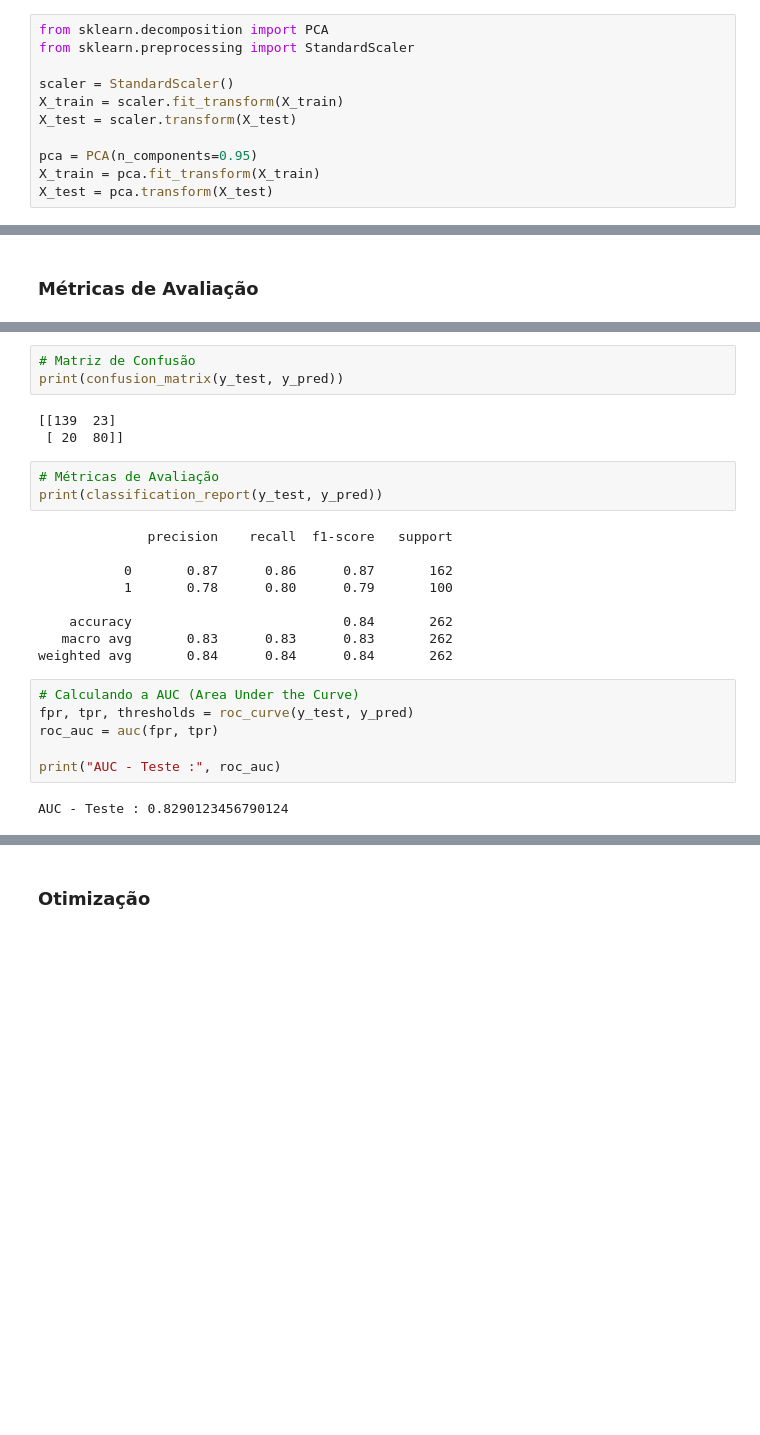
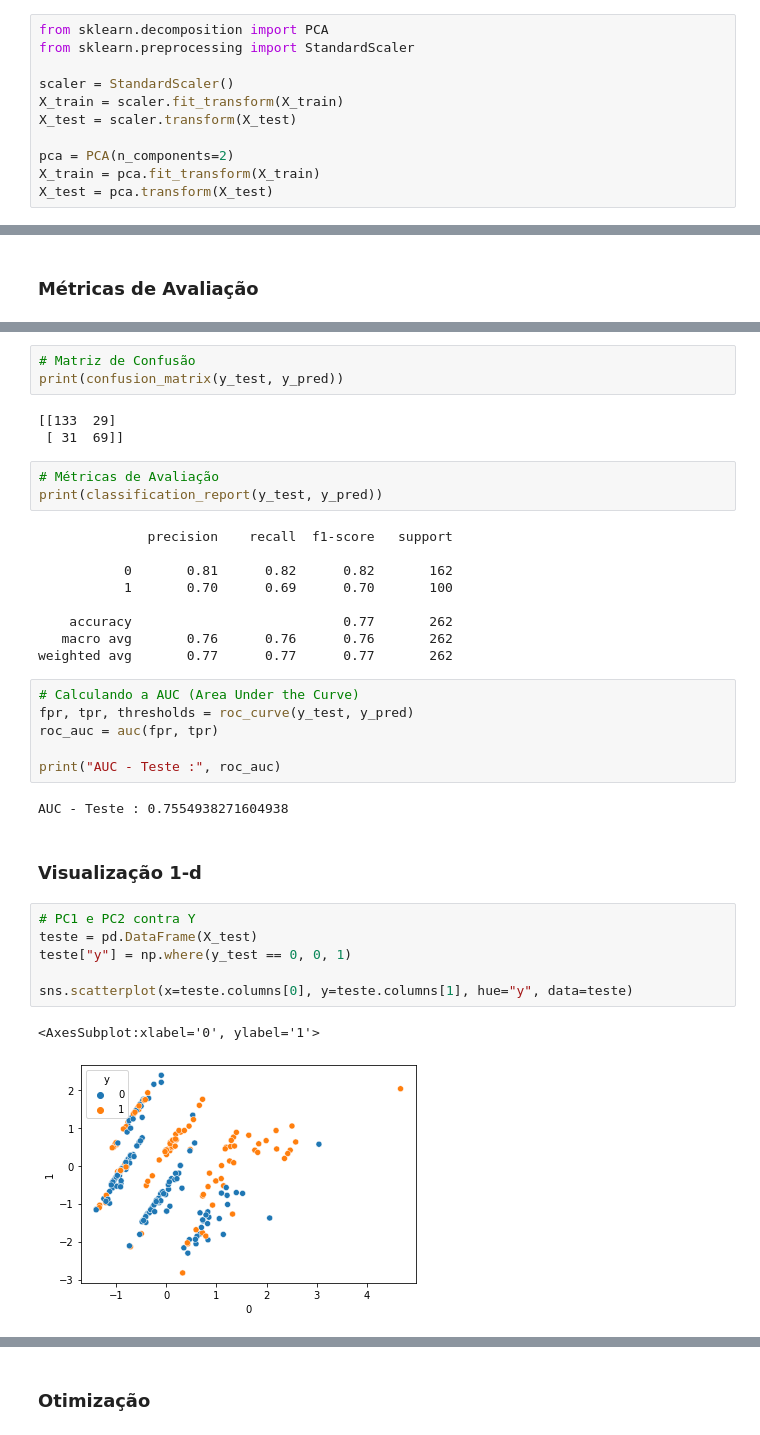
Before and after one commit to bruno-marcelino10/estudos-com-py, a Jupyter notebook: modelagem/sklearn/modelos/SVM.ipynb, the cells around one changed output, grey strips where cells are left out. Drawn from its saved outputs; the diff is of its cells as text; blank space fills up the shorter version.

```diff
--- a/modelagem/sklearn/modelos/SVM.ipynb
+++ b/modelagem/sklearn/modelos/SVM.ipynb
@@ -57,7 +92,7 @@ scaler = StandardScaler()
 X_train = scaler.fit_transform(X_train)
 X_test = scaler.transform(X_test)
 
-pca = PCA(n_components=0.95)
+pca = PCA(n_components=2)
 X_train = pca.fit_transform(X_train)
 X_test = pca.transform(X_test)
 # %% [markdown]
@@ -78,20 +113,20 @@ print(accuracy_score(y_test, y_pred))
 # Matriz de Confusão
 print(confusion_matrix(y_test, y_pred))
 # %% [output]
-[[139  23]
- [ 20  80]]
+[[133  29]
+ [ 31  69]]
 # %%
 # Métricas de Avaliação
 print(classification_report(y_test, y_pred))
 # %% [output]
               precision    recall  f1-score   support
 
-           0       0.87      0.86      0.87       162
-           1       0.78      0.80      0.79       100
+           0       0.81      0.82      0.82       162
+           1       0.70      0.69      0.70       100
 
-    accuracy                           0.84       262
-   macro avg       0.83      0.83      0.83       262
-weighted avg       0.84      0.84      0.84       262
+    accuracy                           0.77       262
+   macro avg       0.76      0.76      0.76       262
+weighted avg       0.77      0.77      0.77       262
 # %%
 # Calculando a AUC (Area Under the Curve)
 fpr, tpr, thresholds = roc_curve(y_test, y_pred)
@@ -99,4 +134,15 @@ roc_auc = auc(fpr, tpr)
 
 print("AUC - Teste :", roc_auc)
 # %% [output]
-AUC - Teste : 0.8290123456790124
+AUC - Teste : 0.7554938271604938
+# %% [markdown]
+### Visualização 1-d
+# %%
+# PC1 e PC2 contra Y
+teste = pd.DataFrame(X_test)
+teste["y"] = np.where(y_test == 0, 0, 1)
+
+sns.scatterplot(x=teste.columns[0], y=teste.columns[1], hue="y", data=teste)
+# %% [output]
+<AxesSubplot:xlabel='0', ylabel='1'>
+[figure, added]
```
Also changed, not shown: parts of 6 cells of this notebook.
